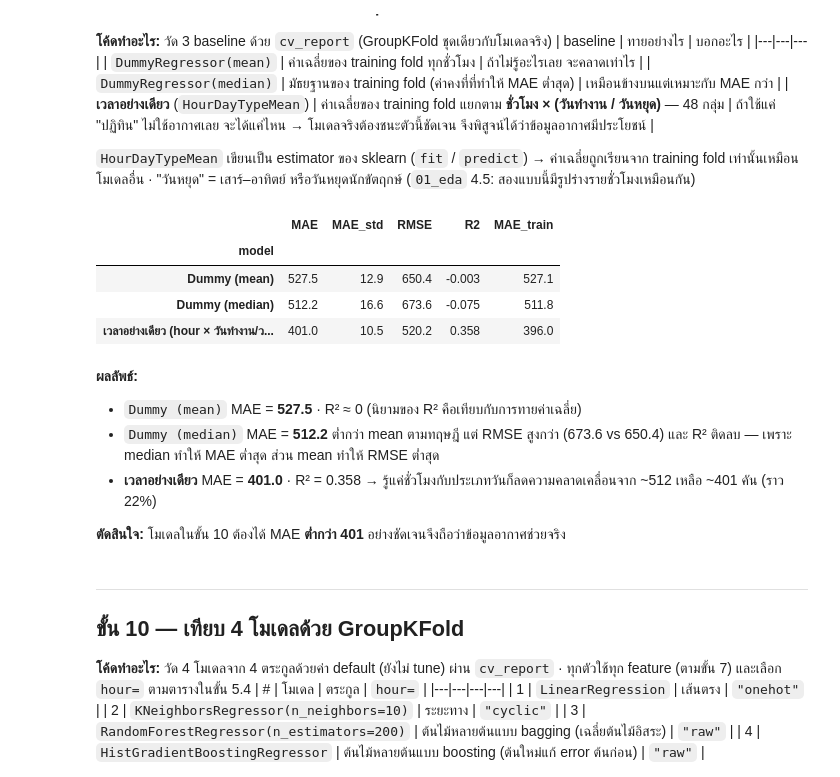
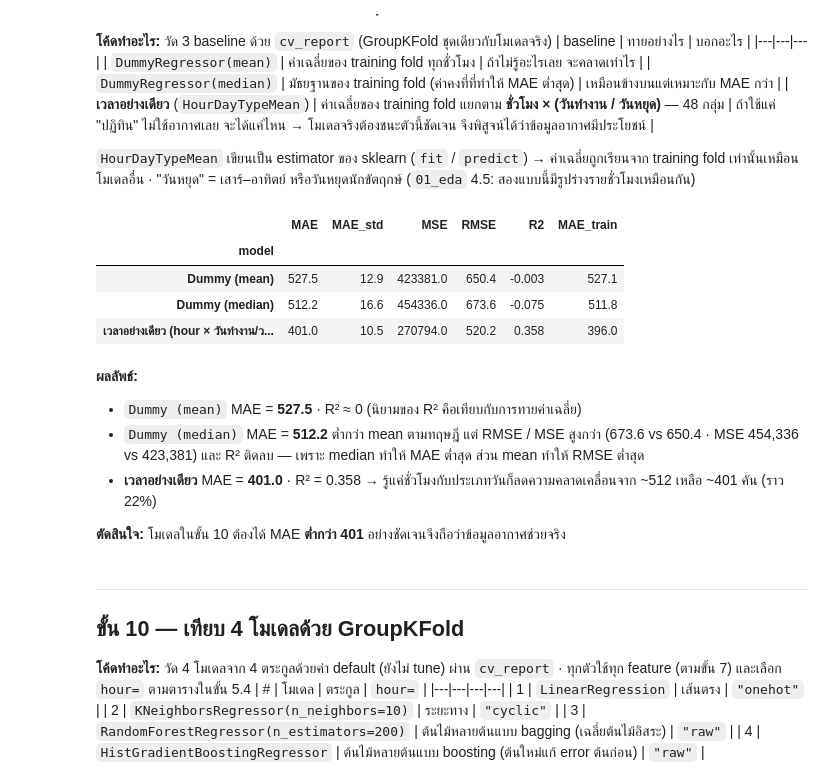
Before and after one commit to Sh080205/seoul-bike-demand, a Jupyter notebook: notebooks/02_modeling.ipynb, the cells around one changed output. Cells and saved outputs as stored; diff of their text form; code cells hidden in the pictures.

```diff
--- a/notebooks/02_modeling.ipynb
+++ b/notebooks/02_modeling.ipynb
@@ -503,17 +504,18 @@ from sklearn.feature_selection import RFE, SelectFromModel, SelectKBest, f_regre
 from sklearn.linear_model import Lasso, LinearRegression, Ridge
 from sklearn.model_selection import GridSearchCV, cross_validate
 
-SCORING = {"MAE": "neg_mean_absolute_error", "RMSE": "neg_root_mean_squared_error", "R2": "r2"}
+SCORING = {"MAE": "neg_mean_absolute_error", "MSE": "neg_mean_squared_error",
+           "RMSE": "neg_root_mean_squared_error", "R2": "r2"}
 
 
 def cv_report(pipe, name):
-    """cross_validate ด้วย GroupKFold + groups แล้วคืน 1 แถว: mean ± std ของ MAE/RMSE/R², MAE บน train, เวลา fit"""
+    """cross_validate ด้วย GroupKFold + groups แล้วคืน 1 แถว: mean ± std ของ MAE, mean ของ MSE/RMSE/R², MAE บน train, เวลา fit"""
     s = cross_validate(pipe, X_train, y_train, groups=groups_train, cv=cv, scoring=SCORING,
                        return_train_score=True, n_jobs=-1)
     return {
         "model": name,
         "MAE": -s["test_MAE"].mean(), "MAE_std": s["test_MAE"].std(),
-        "RMSE": -s["test_RMSE"].mean(), "R2": s["test_R2"].mean(),
+        "MSE": -s["test_MSE"].mean(), "RMSE": -s["test_RMSE"].mean(), "R2": s["test_R2"].mean(),
         "MAE_train": -s["train_MAE"].mean(), "fit_s": s["fit_time"].mean(),
     }
 
@@ -823,43 +825,43 @@ kNN (k=10)      194.4  200.8   190.5   189.5   201.3   195.0
 from sklearn.base import BaseEstimator, RegressorMixin
 from sklearn.dummy import DummyRegressor
 
 
 class HourDayTypeMean(BaseEstimator, RegressorMixin):
     """baseline จากเวลาอย่างเดียว: ทาย = ค่าเฉลี่ยยอดเช่าของ (ชั่วโมง, วันทำงาน/วันหยุด) ที่เรียนจากข้อมูล fit เท่านั้น"""
 
     def fit(self, X, y):
         key = self._key(X)
         self.table_ = pd.Series(np.asarray(y), index=key).groupby(level=[0, 1]).mean()
         self.global_mean_ = float(np.mean(y))
         return self
 
     def predict(self, X):
         idx = pd.MultiIndex.from_arrays(self._key(X))
         return self.table_.reindex(idx).fillna(self.global_mean_).to_numpy()
 
     @staticmethod
     def _key(X):
         off_day = ((X["is_weekend"] == 1) | (X["is_holiday"] == 1)).astype(int).to_numpy()
         return [X["hour"].to_numpy(), off_day]
 
 
 baseline_rows = [
     cv_report(DummyRegressor(strategy="mean"), "Dummy (mean)"),
     cv_report(DummyRegressor(strategy="median"), "Dummy (median)"),
     cv_report(HourDayTypeMean(), "เวลาอย่างเดียว (hour × วันทำงาน/วันหยุด)"),
 ]
 baselines = pd.DataFrame(baseline_rows).set_index("model").round(3)
-baselines[["MAE", "MAE_std", "RMSE", "R2", "MAE_train"]].round({"MAE": 1, "MAE_std": 1, "RMSE": 1, "R2": 3, "MAE_train": 1})
+baselines[["MAE", "MAE_std", "MSE", "RMSE", "R2", "MAE_train"]].round({"MAE": 1, "MAE_std": 1, "MSE": 0, "RMSE": 1, "R2": 3, "MAE_train": 1})
 # %% [output]
-|  | MAE | MAE_std | RMSE | R2 | MAE_train |
-| model |  |  |  |  |  |
-| Dummy (mean) | 527.5 | 12.9 | 650.4 | -0.003 | 527.1 |
-| Dummy (median) | 512.2 | 16.6 | 673.6 | -0.075 | 511.8 |
-| เวลาอย่างเดียว (hour × วันทำงาน/ว... | 401.0 | 10.5 | 520.2 | 0.358 | 396.0 |
+|  | MAE | MAE_std | MSE | RMSE | R2 | MAE_train |
+| model |  |  |  |  |  |  |
+| Dummy (mean) | 527.5 | 12.9 | 423381.0 | 650.4 | -0.003 | 527.1 |
+| Dummy (median) | 512.2 | 16.6 | 454336.0 | 673.6 | -0.075 | 511.8 |
+| เวลาอย่างเดียว (hour × วันทำงาน/ว... | 401.0 | 10.5 | 270794.0 | 520.2 | 0.358 | 396.0 |
 # %% [markdown]
 **ผลลัพธ์:**
 - `Dummy (mean)` MAE = **527.5** · R² ≈ 0 (นิยามของ R² คือเทียบกับการทายค่าเฉลี่ย)
-- `Dummy (median)` MAE = **512.2** ต่ำกว่า mean ตามทฤษฎี แต่ RMSE สูงกว่า (673.6 vs 650.4) และ R² ติดลบ — เพราะ median ทำให้ MAE ต่ำสุด ส่วน mean ทำให้ RMSE ต่ำสุด
+- `Dummy (median)` MAE = **512.2** ต่ำกว่า mean ตามทฤษฎี แต่ RMSE / MSE สูงกว่า (673.6 vs 650.4 · MSE 454,336 vs 423,381) และ R² ติดลบ — เพราะ median ทำให้ MAE ต่ำสุด ส่วน mean ทำให้ RMSE ต่ำสุด
 - **เวลาอย่างเดียว** MAE = **401.0** · R² = 0.358 → รู้แค่ชั่วโมงกับประเภทวันก็ลดความคลาดเคลื่อนจาก ~512 เหลือ ~401 คัน (ราว 22%)
 
 **ตัดสินใจ:** โมเดลในขั้น 10 ต้องได้ MAE **ต่ำกว่า 401** อย่างชัดเจนจึงถือว่าข้อมูลอากาศช่วยจริง
```
Also changed, not shown: parts of 10 cells of this notebook, 1 other file.
